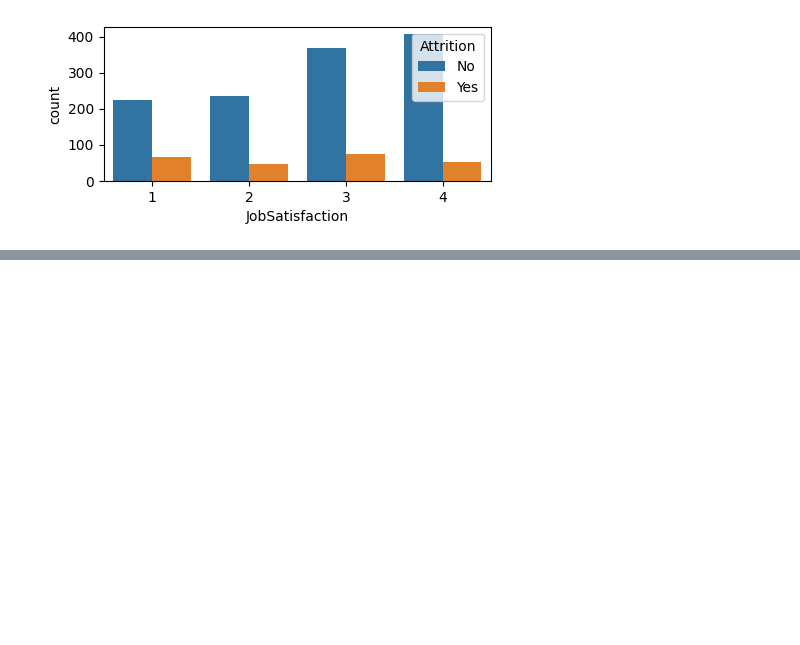
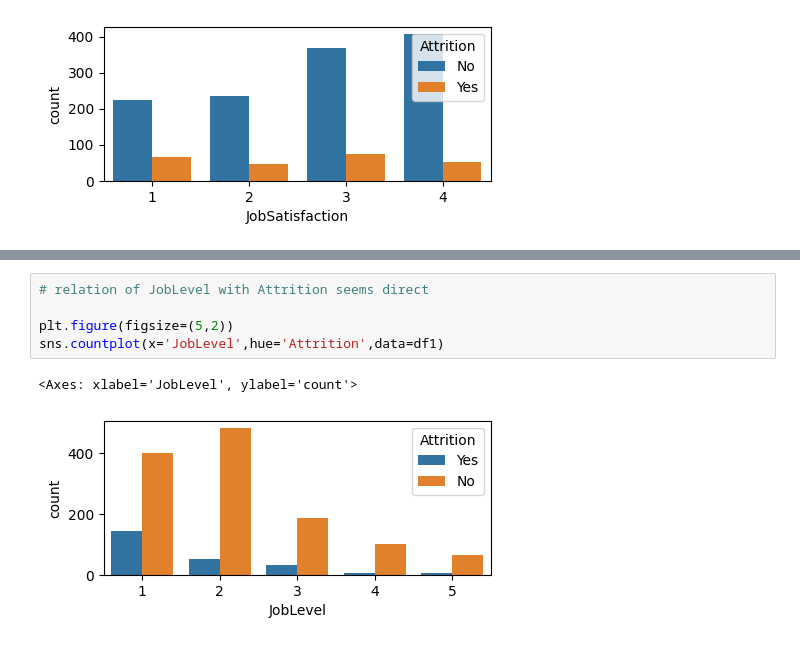
Before and after one commit to shilpashreshta/Data_Science_projects, a Jupyter notebook: Employee_Attrition_V1.ipynb, the cells around one changed output, grey strips where cells are left out. Saved outputs shown, nothing was run; the diff lists cells and outputs as text; blank space fills up the shorter version.

```diff
--- a/Employee_Attrition_V1.ipynb
+++ b/Employee_Attrition_V1.ipynb
@@ -111,0 +128,8 @@ Index(['Age', 'Attrition', 'BusinessTravel', 'DailyRate', 'Department',
+# %%
+# relation of JobLevel with Attrition seems direct
+
+plt.figure(figsize=(5,2))
+sns.countplot(x='JobLevel',hue='Attrition',data=df1)
+# %% [output]
+<Axes: xlabel='JobLevel', ylabel='count'>
+[figure, added]
```
Also changed, not shown: parts of 14 cells of this notebook.
